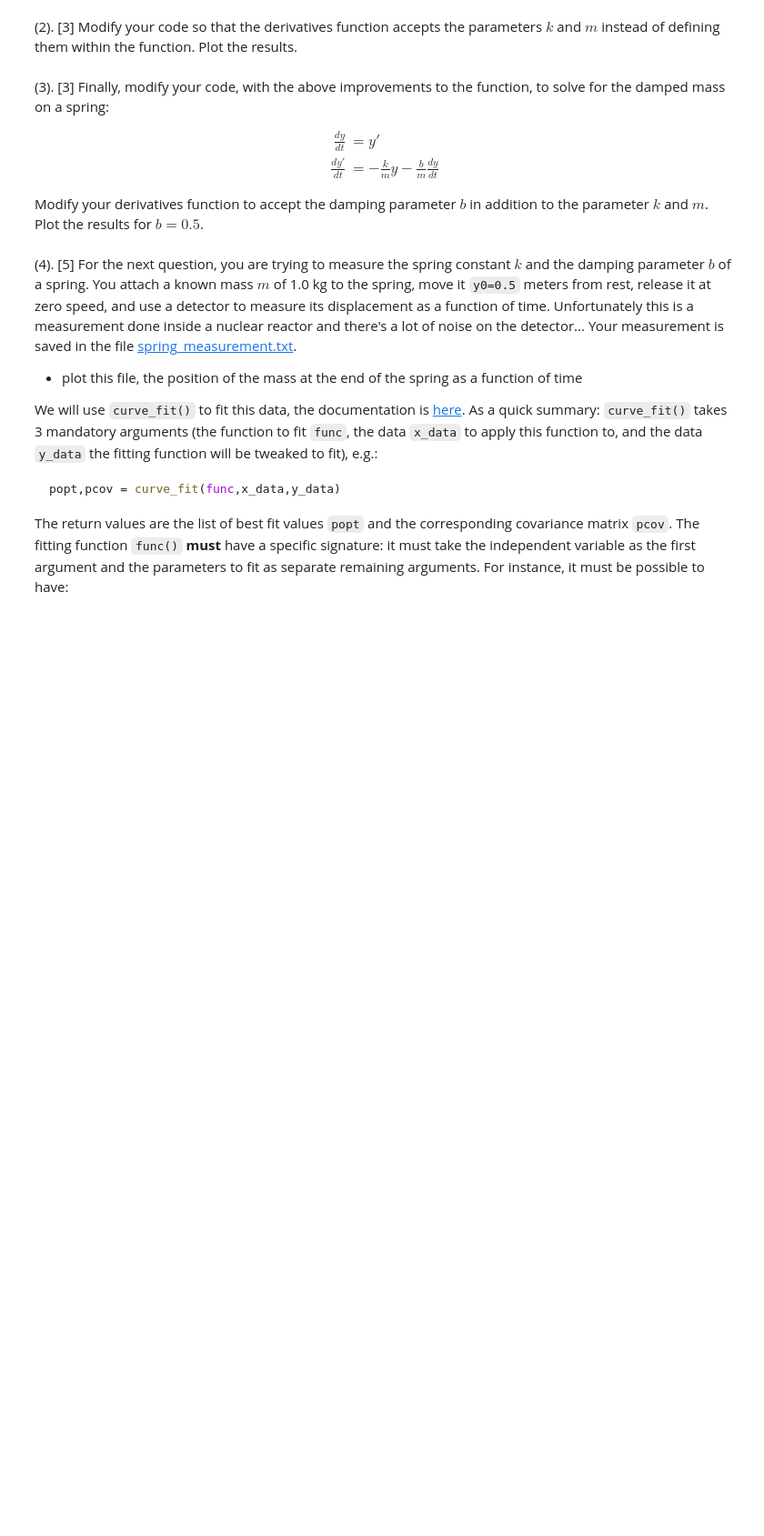
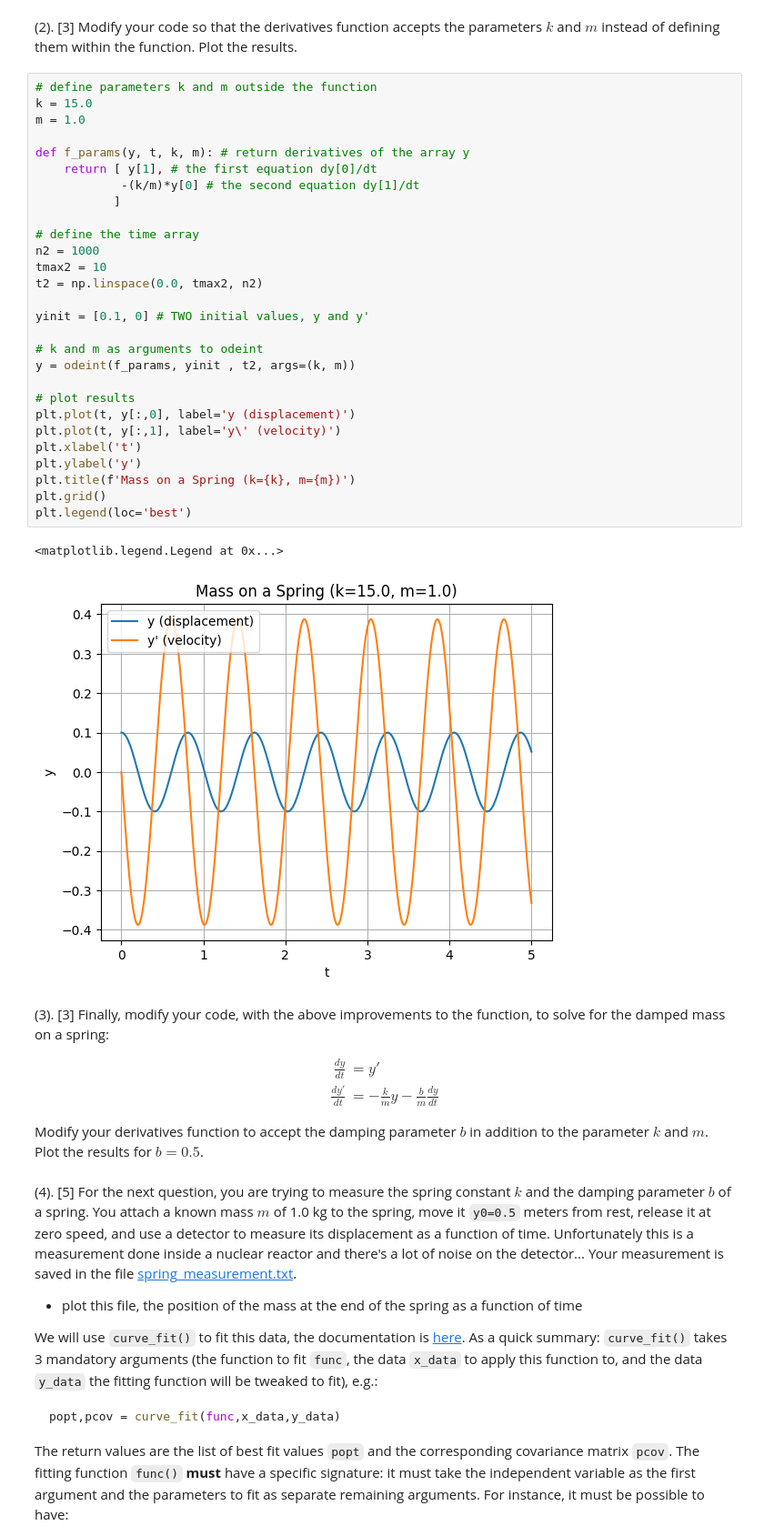
Before and after one commit to PX2145-2025/week-8-b-Morgan-Howard-Reuben, a Jupyter notebook: ODEs.ipynb, the cells around one changed output. Shown at 91% size. Cells and saved outputs as stored; diff of their text form; blank space fills up the shorter version.

```diff
--- a/ODEs.ipynb
+++ b/ODEs.ipynb
@@ -191,5 +218,36 @@ This must be marked before you leave the lab. Mark weighting is in brackets. **S
 # %% [markdown]
  (2). [3] Modify your code so that the derivatives function accepts the parameters $k$ and $m$ instead of defining them within the function. Plot the results.
+# %%
+# define parameters k and m outside the function
+k = 15.0
+m = 1.0
+
+def f_params(y, t, k, m): # return derivatives of the array y
+    return [ y[1], # the first equation dy[0]/dt
+            -(k/m)*y[0] # the second equation dy[1]/dt
+           ]
+
+# define the time array
+n2 = 1000
+tmax2 = 10
+t2 = np.linspace(0.0, tmax2, n2)
+
+yinit = [0.1, 0] # TWO initial values, y and y'
+
+# k and m as arguments to odeint
+y = odeint(f_params, yinit , t2, args=(k, m))
+
+# plot results
+plt.plot(t, y[:,0], label='y (displacement)')
+plt.plot(t, y[:,1], label='y\' (velocity)')
+plt.xlabel('t')
+plt.ylabel('y')
+plt.title(f'Mass on a Spring (k={k}, m={m})')
+plt.grid()
+plt.legend(loc='best')
+# %% [output]
+<matplotlib.legend.Legend at 0x...>
+[figure, added]
 # %% [markdown]
  (3). [3] Finally, modify your code, with the above improvements to the function, to solve for the damped mass on a spring:
 
```
Also changed, not shown: parts of 2 cells of this notebook.
